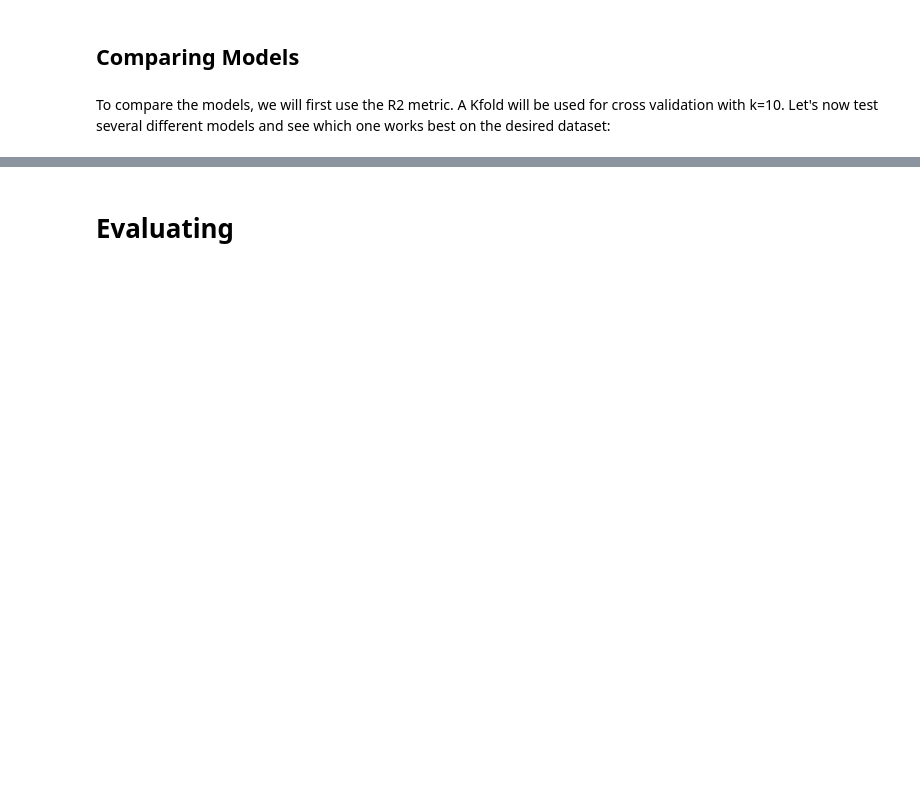
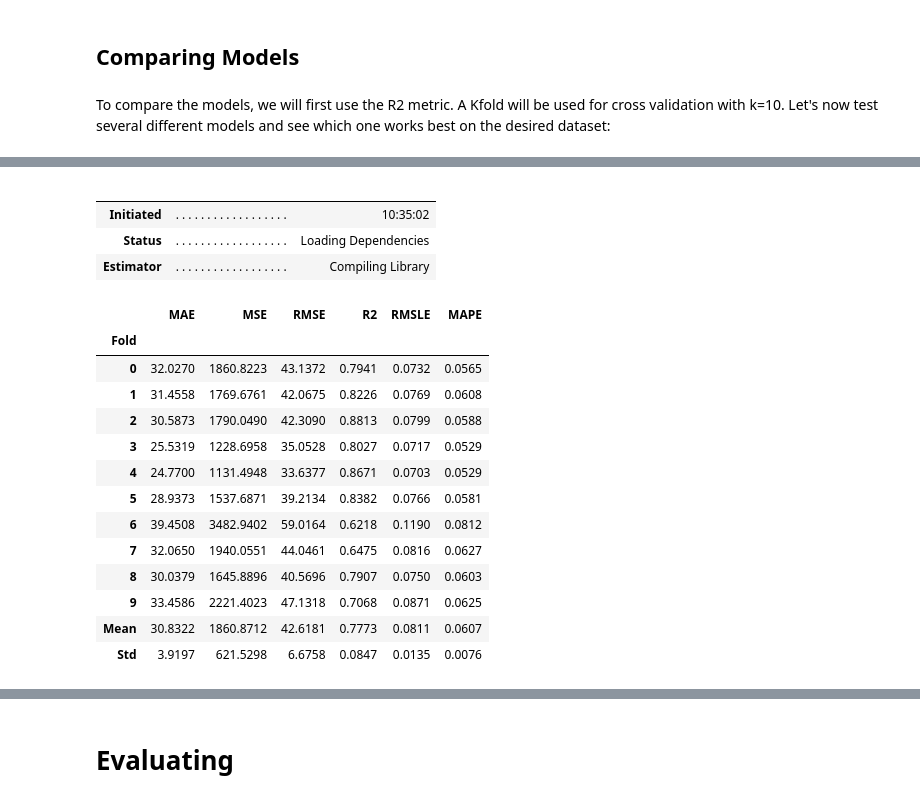
Before and after one commit to mateusgoto01/appAutoProject, a Jupyter notebook: 3_WeldQualityPrediction.ipynb, the cells around one changed output, grey strips where cells are left out. Cells and saved outputs as stored; diff of their text form; code cells hidden in the pictures; blank space fills up the shorter version.

```diff
--- a/3_WeldQualityPrediction.ipynb
+++ b/3_WeldQualityPrediction.ipynb
@@ -199,0 +143,27 @@ final_blend_model = finalize_model(blend_model)
+# %%
+def blend_best_models(best_models):
+    blend_model = blend_models(best_models,fold=10)
+    final_blend_model = finalize_model(blend_model)
+    return final_blend_model
+# %%
+final_blend_model = blend_best_models(best_models)
+# %% [output]
+|  |  |  |
+|  |  |  |
+| Initiated | . . . . . . . . . . . . . . . . . . | 10:35:02 |
+| Status | . . . . . . . . . . . . . . . . . . | Loading Dependencies |
+| Estimator | . . . . . . . . . . . . . . . . . . | Compiling Library |
+|  | MAE | MSE | RMSE | R2 | RMSLE | MAPE |
+| Fold |  |  |  |  |  |  |
+| 0 | 32.0270 | 1860.8223 | 43.1372 | 0.7941 | 0.0732 | 0.0565 |
+| 1 | 31.4558 | 1769.6761 | 42.0675 | 0.8226 | 0.0769 | 0.0608 |
+| 2 | 30.5873 | 1790.0490 | 42.3090 | 0.8813 | 0.0799 | 0.0588 |
+| 3 | 25.5319 | 1228.6958 | 35.0528 | 0.8027 | 0.0717 | 0.0529 |
+| 4 | 24.7700 | 1131.4948 | 33.6377 | 0.8671 | 0.0703 | 0.0529 |
+| 5 | 28.9373 | 1537.6871 | 39.2134 | 0.8382 | 0.0766 | 0.0581 |
+| 6 | 39.4508 | 3482.9402 | 59.0164 | 0.6218 | 0.1190 | 0.0812 |
+| 7 | 32.0650 | 1940.0551 | 44.0461 | 0.6475 | 0.0816 | 0.0627 |
+| 8 | 30.0379 | 1645.8896 | 40.5696 | 0.7907 | 0.0750 | 0.0603 |
+| 9 | 33.4586 | 2221.4023 | 47.1318 | 0.7068 | 0.0871 | 0.0625 |
+| Mean | 30.8322 | 1860.8712 | 42.6181 | 0.7773 | 0.0811 | 0.0607 |
+| Std | 3.9197 | 621.5298 | 6.6758 | 0.0847 | 0.0135 | 0.0076 |
```
Also changed, not shown: parts of 24 cells of this notebook.
